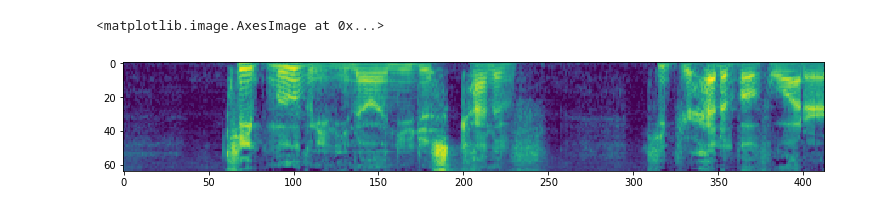
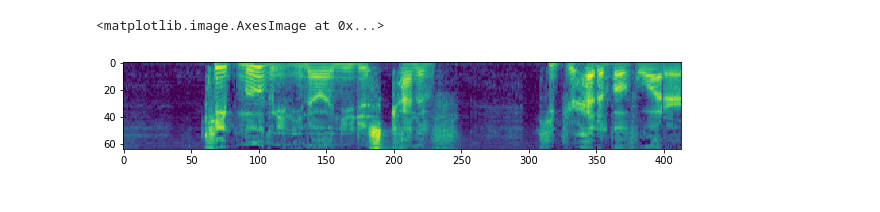
Before and after one commit to 1alexandra/speech, a Jupyter notebook: Sandbox.ipynb, the cells around one changed output. Drawn from its saved outputs; the diff is of its cells as text; code cells hidden in the pictures.

```diff
--- a/Sandbox.ipynb
+++ b/Sandbox.ipynb
@@ -18,5 +20,3 @@ from VGGish import vggish
 
 import warnings
 warnings.filterwarnings('ignore')
-# %%
-data = VoxCelebDataset(DATA_PATH)
@@ -26,6 +46,6 @@ def show(audio):
 # %%
-plt.figure(figsize=[20, 2])
-plt.imshow(melspectrogram(data[0][0]))
+plt.figure(figsize=[10, 3])
+plt.imshow(data[0][0])
 # %% [output]
 <matplotlib.image.AxesImage at 0x...>
-[figure, old version]
+[figure, new version]
```
Also changed, not shown: parts of 5 cells of this notebook, 3 other files.
